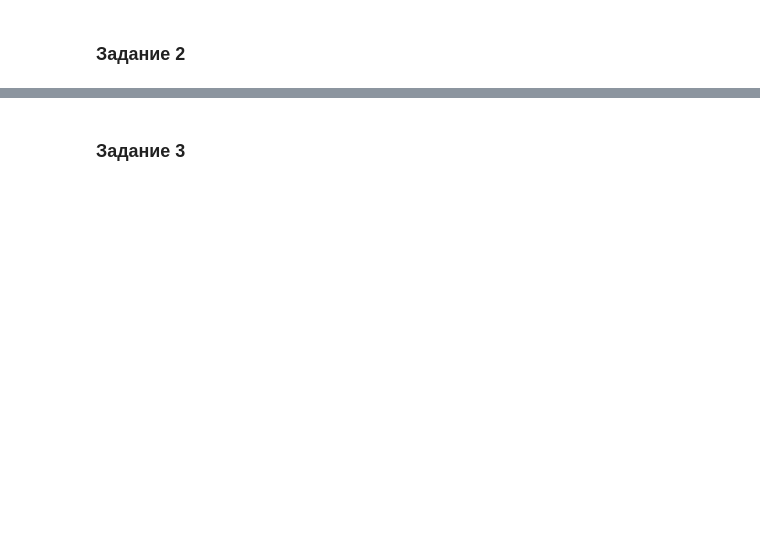
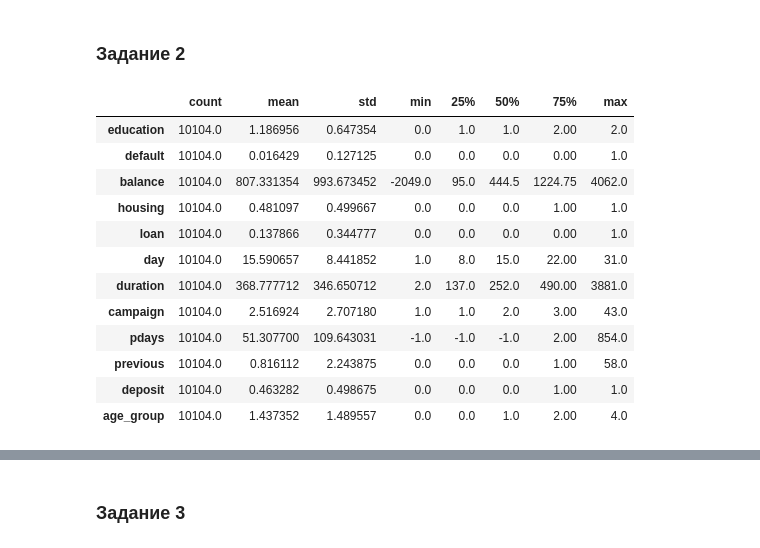
Before and after one commit to SaakyanAG/Pub, a Jupyter notebook: Project_4 Bank data cluster/Project_4_ML.ipynb, the cells around one changed output, grey strips where cells are left out. Cells and saved outputs as stored; diff of their text form; code cells hidden in the pictures; blank space fills up the shorter version.

```diff
--- a/Project_4 Bank data cluster/Project_4_ML.ipynb
+++ b/Project_4 Bank data cluster/Project_4_ML.ipynb
@@ -415,6 +419,8 @@ def age_group(val):
         return '60+'
 # %%
 df['age_group'] = df['age'].apply(age_group) # Обработаем возраст и разобьем на группы
+
+df.drop('age', axis=1, inplace=True)
 # %%
 fig = sns.histplot(df,x='age_group', hue=TARGET,multiple="dodge")
 for container in fig.containers:
@@ -489,4 +495,9 @@ sns.heatmap(df.pivot_table(values='age',index=['education','marital'], columns='
 ## Часть 3: преобразование данных
 # %% [markdown]
 ### Задание 1
+# %%
+# Преобразуем уровни образования
+education_enc = preprocessing.LabelEncoder() # инициализация энкодера
+
+df['education'] = education_enc.fit_transform(df['education'])
 # %%
@@ -497,0 +551,16 @@ sns.heatmap(df.pivot_table(values='age',index=['education','marital'], columns='
+# %%
+df.describe().T
+# %% [output]
+|  | count | mean | std | min | 25% | 50% | 75% | max |
+| education | 10104.0 | 1.186956 | 0.647354 | 0.0 | 1.0 | 1.0 | 2.00 | 2.0 |
+| default | 10104.0 | 0.016429 | 0.127125 | 0.0 | 0.0 | 0.0 | 0.00 | 1.0 |
+| balance | 10104.0 | 807.331354 | 993.673452 | -2049.0 | 95.0 | 444.5 | 1224.75 | 4062.0 |
+| housing | 10104.0 | 0.481097 | 0.499667 | 0.0 | 0.0 | 0.0 | 1.00 | 1.0 |
+| loan | 10104.0 | 0.137866 | 0.344777 | 0.0 | 0.0 | 0.0 | 0.00 | 1.0 |
+| day | 10104.0 | 15.590657 | 8.441852 | 1.0 | 8.0 | 15.0 | 22.00 | 31.0 |
+| duration | 10104.0 | 368.777712 | 346.650712 | 2.0 | 137.0 | 252.0 | 490.00 | 3881.0 |
+| campaign | 10104.0 | 2.516924 | 2.707180 | 1.0 | 1.0 | 2.0 | 3.00 | 43.0 |
+| pdays | 10104.0 | 51.307700 | 109.643031 | -1.0 | -1.0 | -1.0 | 2.00 | 854.0 |
+| previous | 10104.0 | 0.816112 | 2.243875 | 0.0 | 0.0 | 0.0 | 1.00 | 58.0 |
+| deposit | 10104.0 | 0.463282 | 0.498675 | 0.0 | 0.0 | 0.0 | 1.00 | 1.0 |
+| age_group | 10104.0 | 1.437352 | 1.489557 | 0.0 | 0.0 | 1.0 | 2.00 | 4.0 |
```
Also changed, not shown: parts of 30 cells of this notebook.
